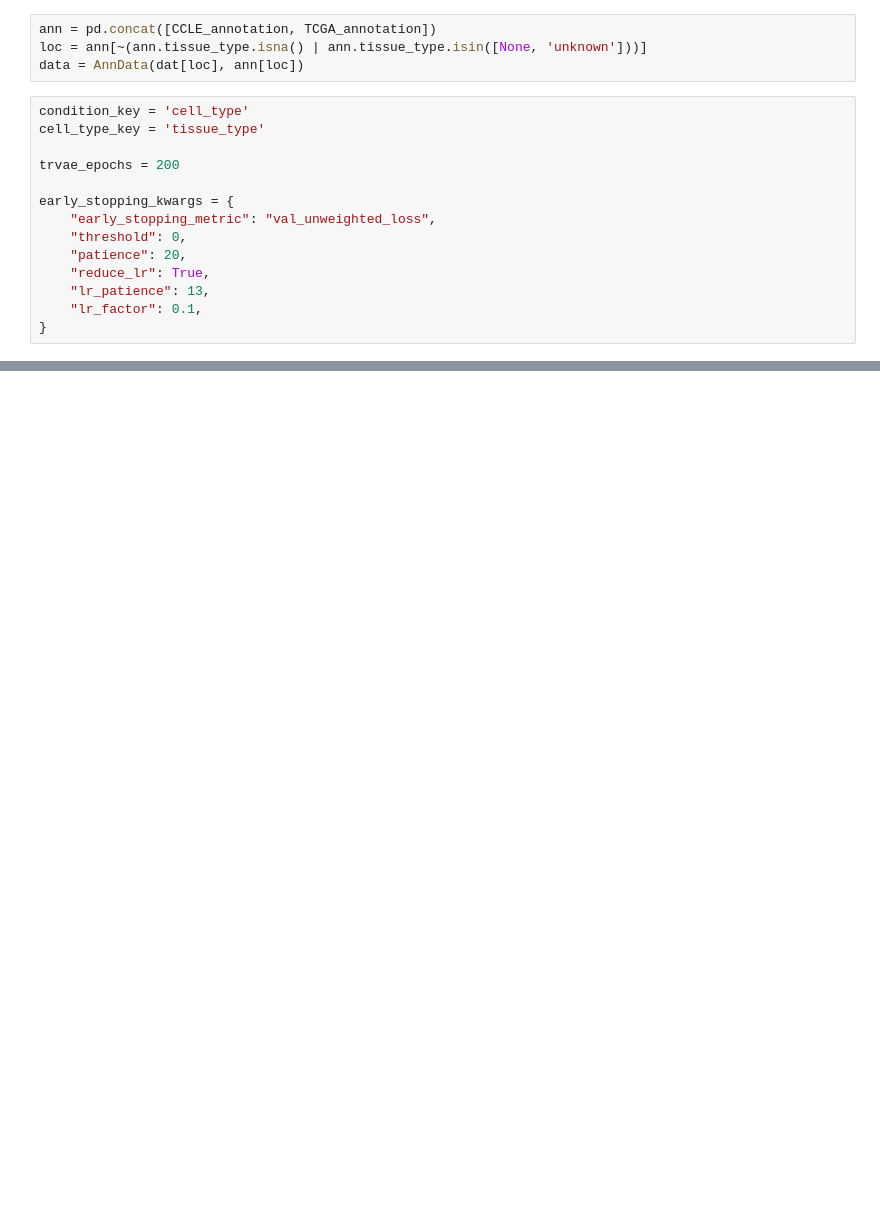
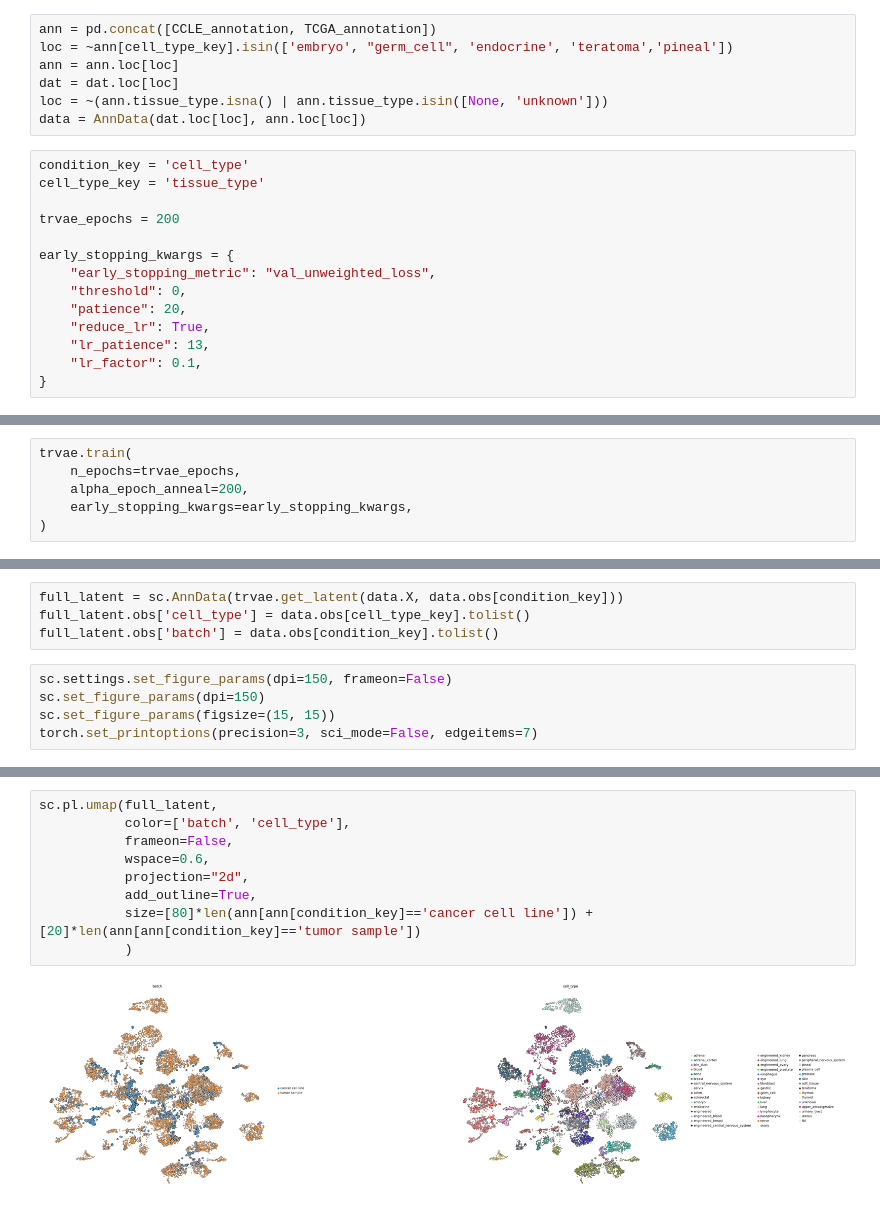
Before and after one commit to broadinstitute/celligner2, a Jupyter notebook: Celligner2-trial.ipynb, the cells around one changed output, grey strips where cells are left out. Saved outputs shown, nothing was run; the diff lists cells and outputs as text; blank space fills up the shorter version.

```diff
--- a/Celligner2-trial.ipynb
+++ b/Celligner2-trial.ipynb
@@ -310,7 +417,10 @@ sc.pl.umap(full_latent,
 # %%
 ann = pd.concat([CCLE_annotation, TCGA_annotation])
-loc = ann[~(ann.tissue_type.isna() | ann.tissue_type.isin([None, 'unknown']))]
-data = AnnData(dat[loc], ann[loc])
+loc = ~ann[cell_type_key].isin(['embryo', "germ_cell", 'endocrine', 'teratoma','pineal'])
+ann = ann.loc[loc]
+dat = dat.loc[loc]
+loc = ~(ann.tissue_type.isna() | ann.tissue_type.isin([None, 'unknown']))
+data = AnnData(dat.loc[loc], ann.loc[loc])
 # %%
 condition_key = 'cell_type'
 cell_type_key = 'tissue_type'
@@ -337,0 +456,6 @@ AssertionError:
+# %%
+trvae.train(
+    n_epochs=trvae_epochs,
+    alpha_epoch_anneal=200,
+    early_stopping_kwargs=early_stopping_kwargs,
+)
@@ -337,0 +465,9 @@ AssertionError:
+# %%
+full_latent = sc.AnnData(trvae.get_latent(data.X, data.obs[condition_key]))
+full_latent.obs['cell_type'] = data.obs[cell_type_key].tolist()
+full_latent.obs['batch'] = data.obs[condition_key].tolist()
+# %%
+sc.settings.set_figure_params(dpi=150, frameon=False)
+sc.set_figure_params(dpi=150)
+sc.set_figure_params(figsize=(15, 15))
+torch.set_printoptions(precision=3, sci_mode=False, edgeitems=7)
@@ -337,0 +484,11 @@ AssertionError:
+# %%
+sc.pl.umap(full_latent,
+           color=['batch', 'cell_type'],
+           frameon=False,
+           wspace=0.6,
+           projection="2d",
+           add_outline=True,
+           size=[80]*len(ann[ann[condition_key]=='cancer cell line']) + [20]*len(ann[ann[condition_key]=='tumor sample'])
+           )
+# %% [output]
+[figure, added]
```
Also changed, not shown: parts of 28 cells of this notebook, 21 other files.
